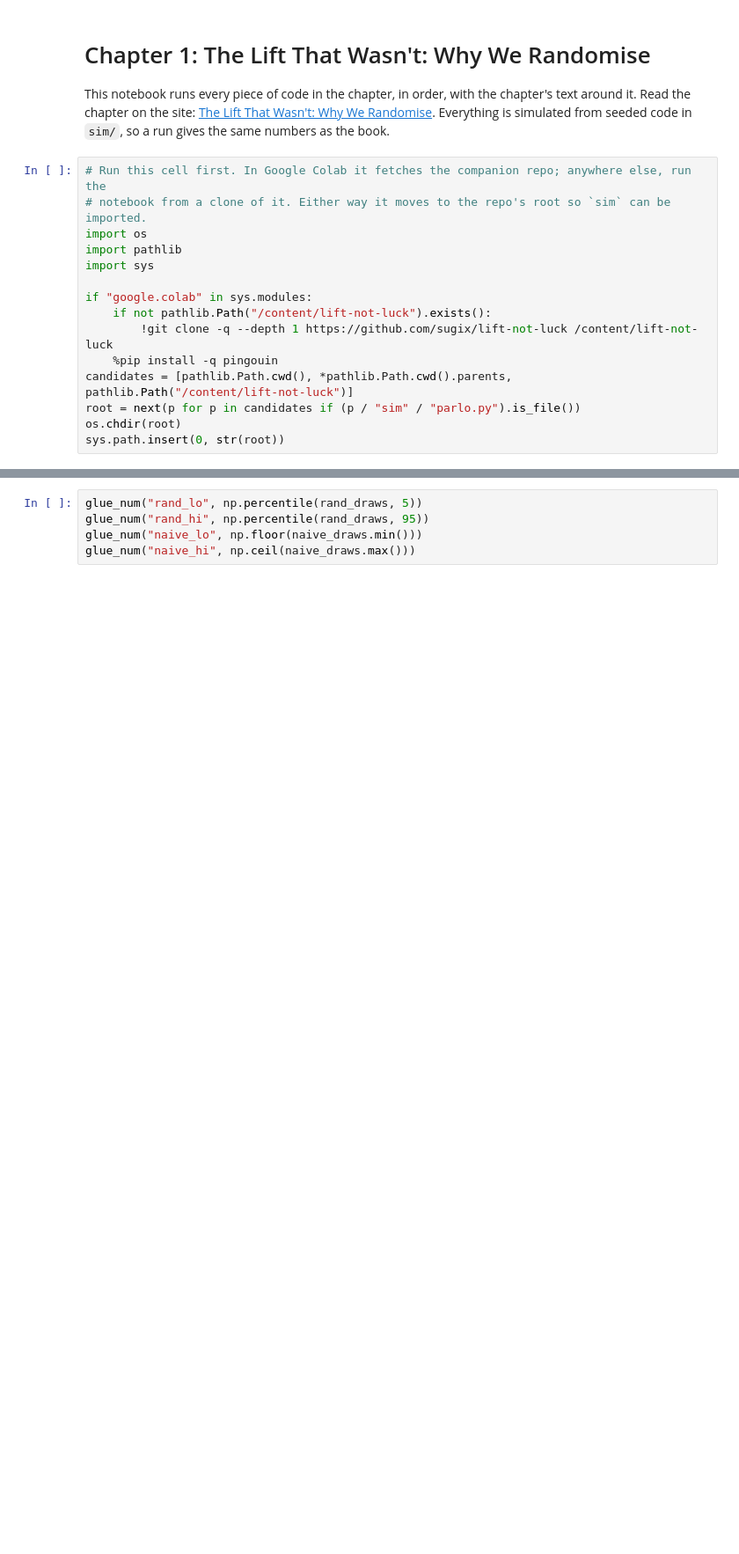
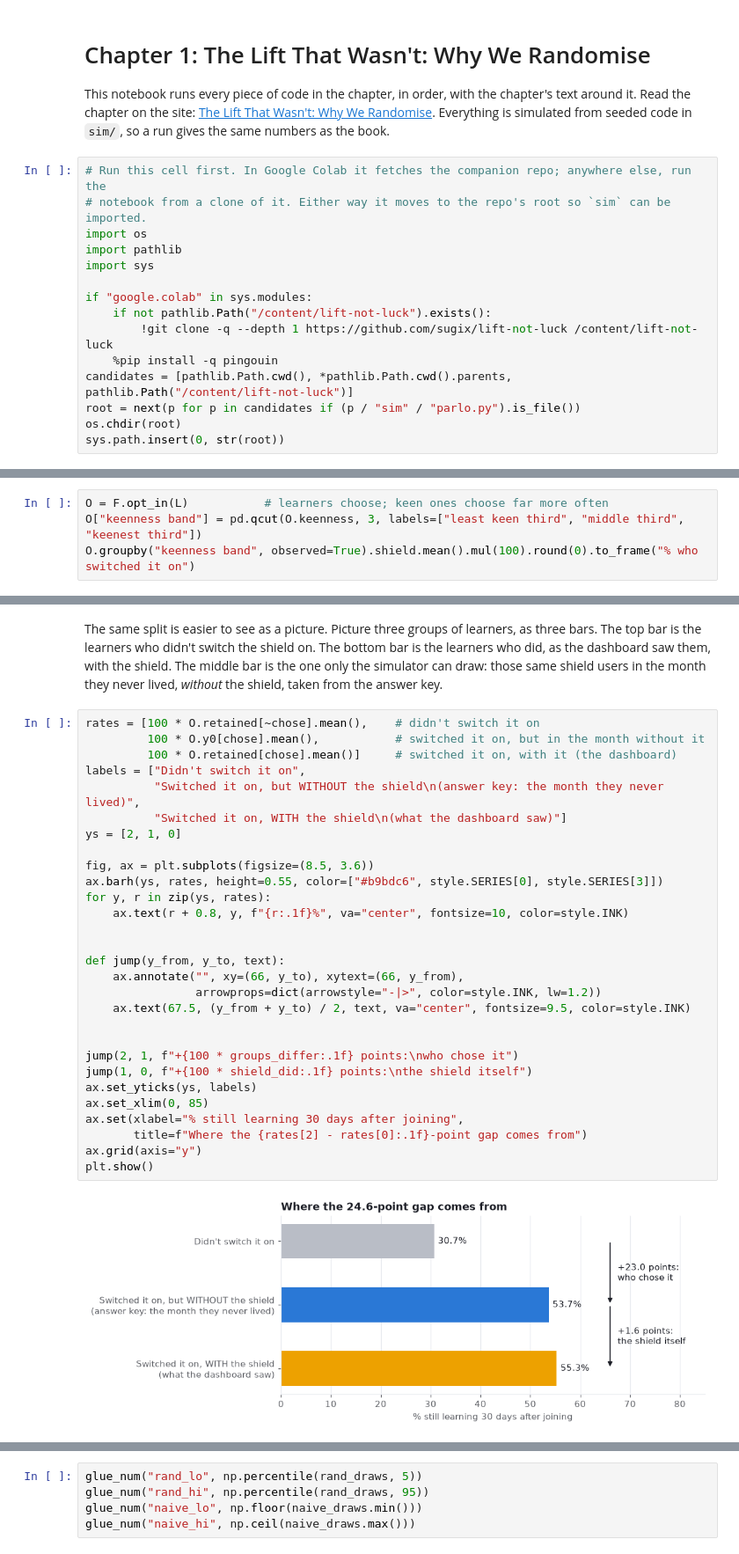
Before and after one commit to sugix/lift-not-luck, a Jupyter notebook: chapters/01-lift-that-wasnt.ipynb, the cells around one changed output, grey strips where cells are left out. Shown at 88% size. Saved outputs shown, nothing was run; the diff lists cells and outputs as text; blank space fills up the shorter version.

```diff
--- a/chapters/01-lift-that-wasnt.ipynb
+++ b/chapters/01-lift-that-wasnt.ipynb
@@ -200,0 +175,4 @@ plt.show()
+# %%
+O = F.opt_in(L)           # learners choose; keen ones choose far more often
+O["keenness band"] = pd.qcut(O.keenness, 3, labels=["least keen third", "middle third", "keenest third"])
+O.groupby("keenness band", observed=True).shield.mean().mul(100).round(0).to_frame("% who switched it on")
@@ -200,0 +218,33 @@ plt.show()
+# %% [markdown]
+The same split is easier to see as a picture. Picture three groups of learners, as three bars. The top bar is the learners who didn't switch the shield on. The bottom bar is the learners who did, as the dashboard saw them, with the shield. The middle bar is the one only the simulator can draw: those same shield users in the month they never lived, *without* the shield, taken from the answer key.
+# %%
+rates = [100 * O.retained[~chose].mean(),    # didn't switch it on
+         100 * O.y0[chose].mean(),           # switched it on, but in the month without it
+         100 * O.retained[chose].mean()]     # switched it on, with it (the dashboard)
+labels = ["Didn't switch it on",
+          "Switched it on, but WITHOUT the shield\n(answer key: the month they never lived)",
+          "Switched it on, WITH the shield\n(what the dashboard saw)"]
+ys = [2, 1, 0]
+
+fig, ax = plt.subplots(figsize=(8.5, 3.6))
+ax.barh(ys, rates, height=0.55, color=["#b9bdc6", style.SERIES[0], style.SERIES[3]])
+for y, r in zip(ys, rates):
+    ax.text(r + 0.8, y, f"{r:.1f}%", va="center", fontsize=10, color=style.INK)
+
+
+def jump(y_from, y_to, text):
+    ax.annotate("", xy=(66, y_to), xytext=(66, y_from),
+                arrowprops=dict(arrowstyle="-|>", color=style.INK, lw=1.2))
+    ax.text(67.5, (y_from + y_to) / 2, text, va="center", fontsize=9.5, color=style.INK)
+
+
+jump(2, 1, f"+{100 * groups_differ:.1f} points:\nwho chose it")
+jump(1, 0, f"+{100 * shield_did:.1f} points:\nthe shield itself")
+ax.set_yticks(ys, labels)
+ax.set_xlim(0, 85)
+ax.set(xlabel="% still learning 30 days after joining",
+       title=f"Where the {rates[2] - rates[0]:.1f}-point gap comes from")
+ax.grid(axis="y")
+plt.show()
+# %% [output]
+[figure, added]
```
Also changed, not shown: parts of 51 cells of this notebook, 15 other files.
